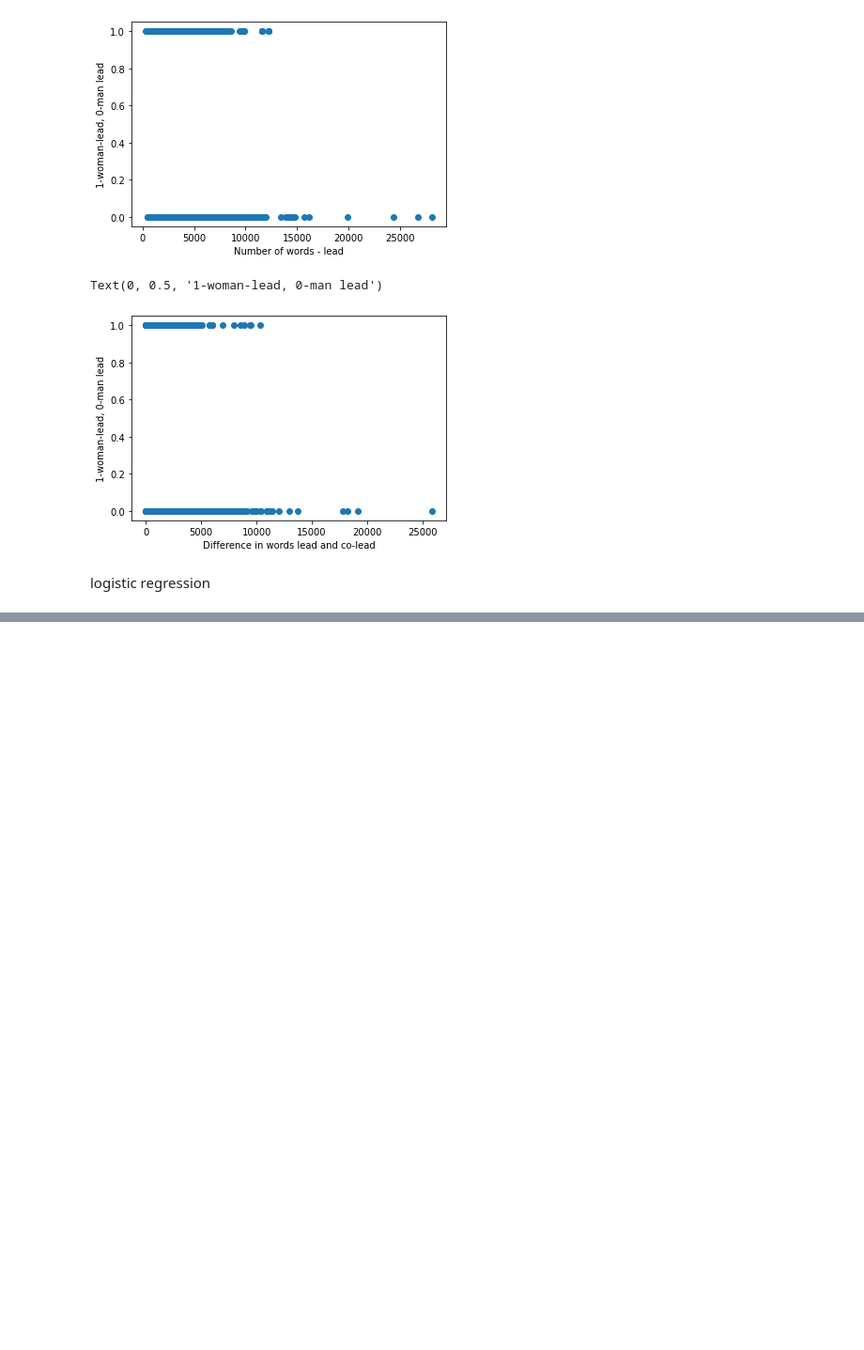
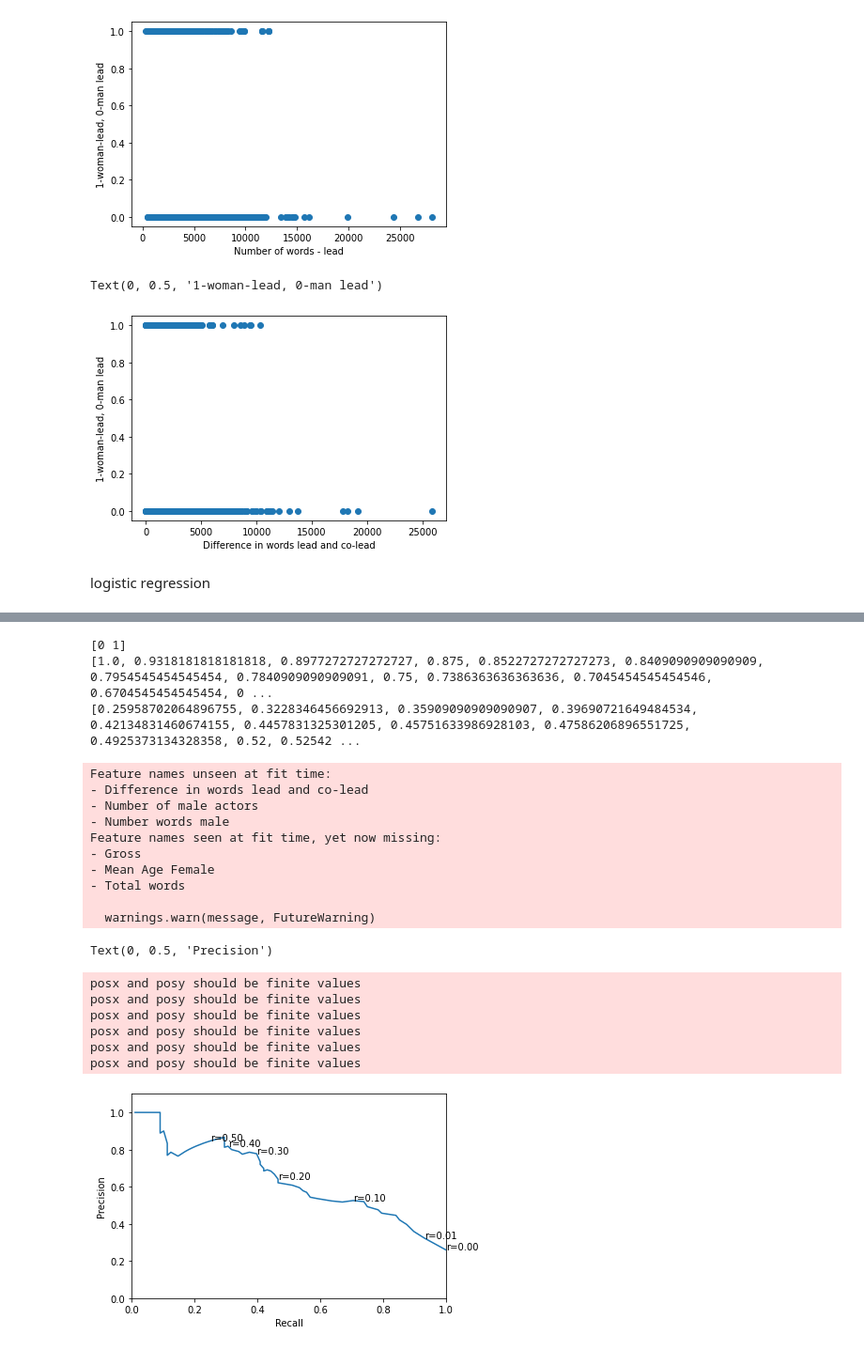
Before and after one commit to IZ001/Stat-Machine-Learning, a Jupyter notebook: Project_SML.ipynb, the cells around one changed output, grey strips where cells are left out. Shown: that part at 94% size. Cells and saved outputs as stored; diff of their text form; code cells hidden in the pictures; blank space fills up the shorter version.

```diff
--- a/Project_SML.ipynb
+++ b/Project_SML.ipynb
@@ -428,0 +518,74 @@ print(coef)
+# %%
+#The precision -recall curve With scaling
+
+# recall = True positive rate = TP/P = TP/(TP + FN)
+# precision = TP / P*    (P* = FP + TP)
+
+
+recall = []
+precision = []
+
+x_test = test[features_max]
+y_test = test['Lead']
+
+positive_class = 1
+negative_class = 0
+
+P = np.sum(y_test == positive_class)
+#N = np.sum(y_test == negative_class)
+
+#x_train = train[features_max]
+#y_train = train['Lead']
+#scaler = skl_pre.StandardScaler().fit(x_train)
+#model = skl_lm.LogisticRegression(solver ='lbfgs')
+#model.fit(scaler.transform(x_train), y_train )
+#predict_prob = model.predict_proba(scaler.transform(x_test))
+
+predict_prob = chosen_model.predict_proba(scaler.transform(x_test))
+
+
+prediction = np.empty(len(x_test), dtype ='object')
+
+tr_val = np.linspace(0.00 , 1, num =101)
+print(model.classes_)
+for k in tr_val:
+  prediction = np.where(predict_prob[:,1] > k, positive_class, negative_class)
+  P_star = np.sum(prediction == positive_class)
+  tr_pos = np.sum((prediction == y_test)&(prediction == positive_class))
+
+  recall.append(tr_pos/P)
+  precision.append(tr_pos/P_star)
+
+print(recall)
+print(precision)
+
+plt.plot(recall, precision)
+for idx in [0, 1, 10, 20, 30,40, 50, 98, 100]:
+  plt.text(recall[idx], precision[idx], f'r={tr_val[idx]:.2f}')
+
+plt.ylim([0, 1.1])
+plt.xlim([0,1])
+plt.xlabel('Recall')
+plt.ylabel('Precision')
+# %% [output]
+[0 1]
+[1.0, 0.9318181818181818, 0.8977272727272727, 0.875, 0.8522727272727273, 0.8409090909090909, 0.7954545454545454, 0.7840909090909091, 0.75, 0.7386363636363636, 0.7045454545454546, 0.6704545454545454, 0 ...
+[0.25958702064896755, 0.3228346456692913, 0.35909090909090907, 0.39690721649484534, 0.42134831460674155, 0.4457831325301205, 0.45751633986928103, 0.47586206896551725, 0.4925373134328358, 0.52, 0.52542 ...
+Feature names unseen at fit time:
+- Difference in words lead and co-lead
+- Number of male actors
+- Number words male
+Feature names seen at fit time, yet now missing:
+- Gross
+- Mean Age Female
+- Total words
+
+  warnings.warn(message, FutureWarning)
+Text(0, 0.5, 'Precision')
+posx and posy should be finite values
+posx and posy should be finite values
+posx and posy should be finite values
+posx and posy should be finite values
+posx and posy should be finite values
+posx and posy should be finite values
+[figure, added]
```
Also changed, not shown: parts of 5 cells of this notebook.
